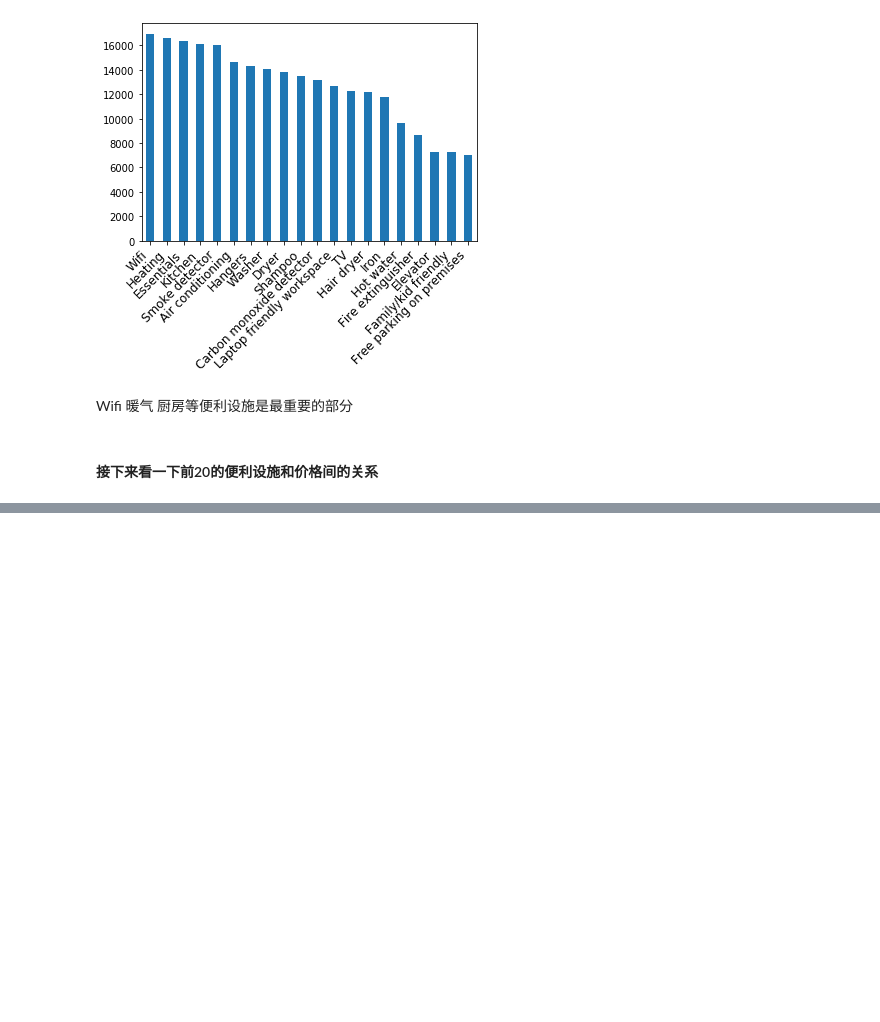
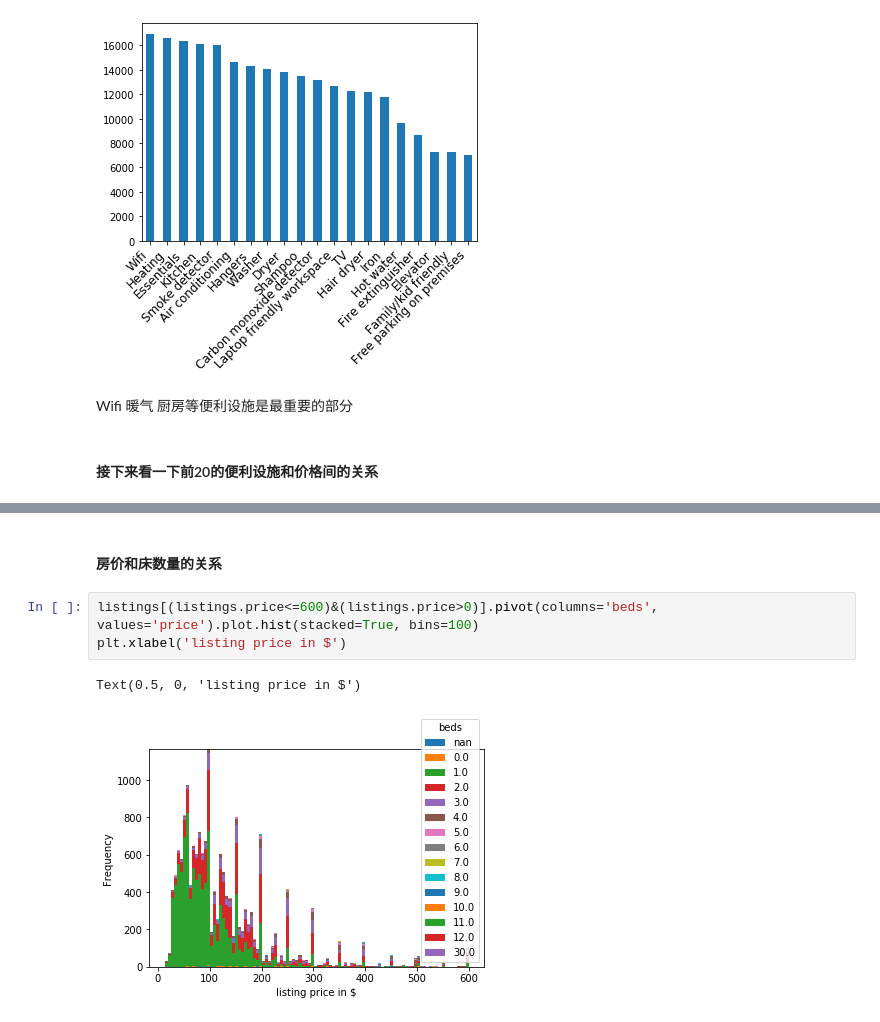
Before and after one commit to articuly/data_analysis_projects, a Jupyter notebook: 分析项目-多伦多短租房.ipynb, the cells around one changed output, grey strips where cells are left out. Cells and saved outputs as stored; diff of their text form; blank space fills up the shorter version.

```diff
--- a/分析项目-多伦多短租房.ipynb
+++ b/分析项目-多伦多短租房.ipynb
@@ -412,0 +495,8 @@ Wifi 暖气 厨房等便利设施是最重要的部分
+# %% [markdown]
+#### 房价和床数量的关系
+# %%
+listings[(listings.price<=600)&(listings.price>0)].pivot(columns='beds', values='price').plot.hist(stacked=True, bins=100)
+plt.xlabel('listing price in $')
+# %% [output]
+Text(0.5, 0, 'listing price in $')
+[figure, added]
```
Also changed, not shown: parts of 47 cells of this notebook.
